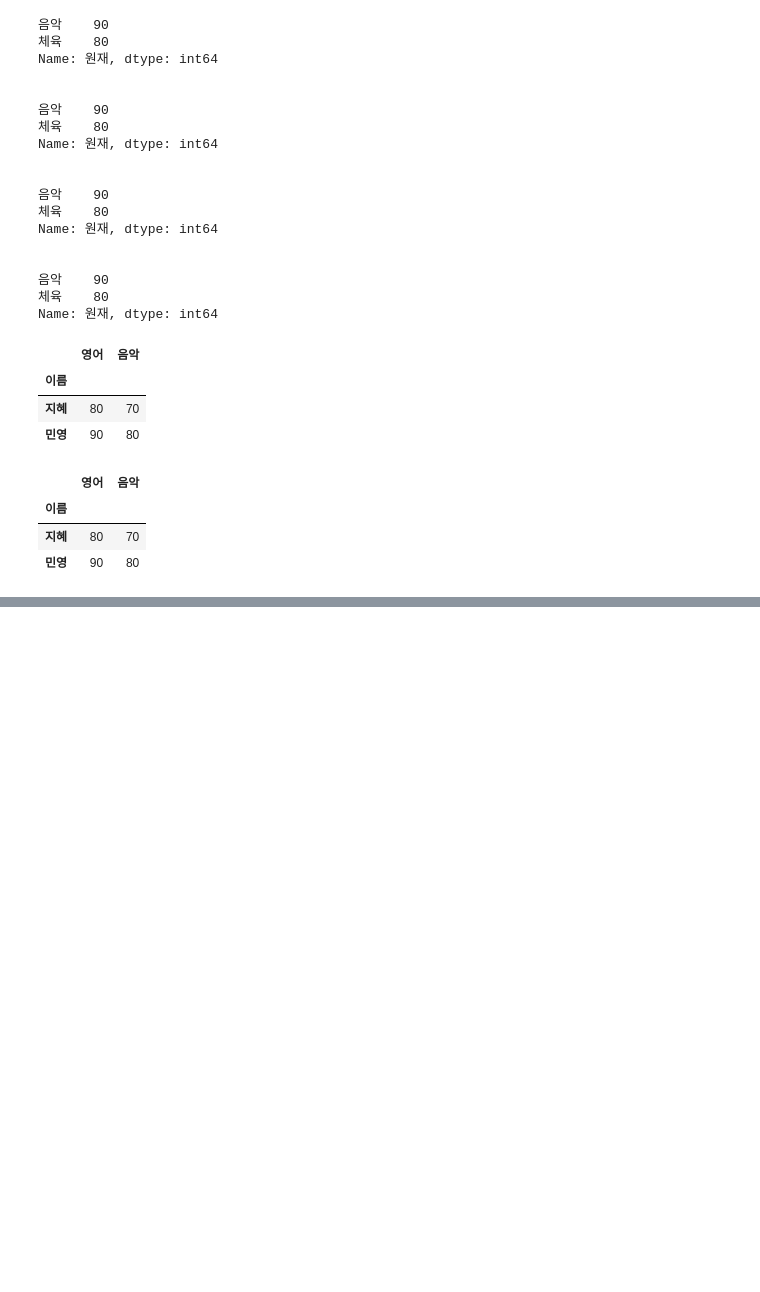
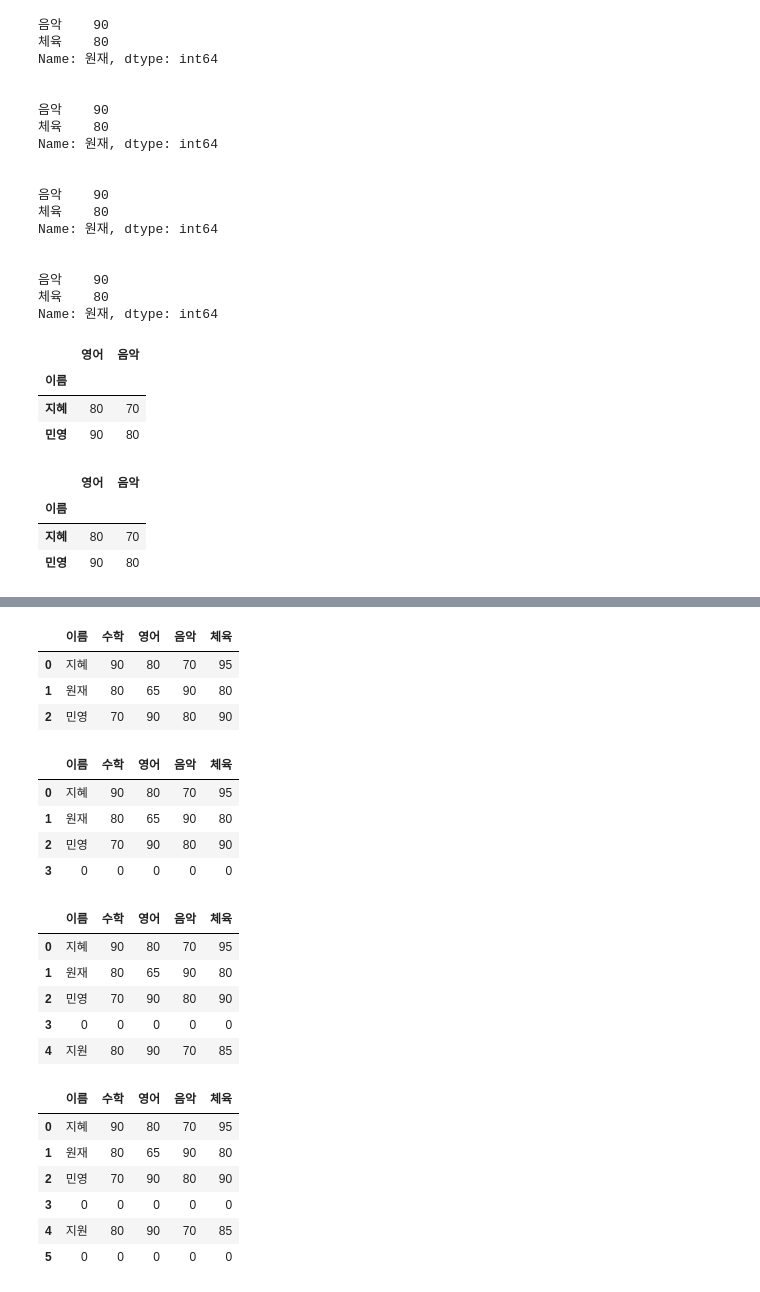
Before and after one commit to Lia-97/2021_TIL, a Jupyter notebook: pandas/판다스 입문.ipynb, the cells around one changed output, grey strips where cells are left out. Saved outputs shown, nothing was run; the diff lists cells and outputs as text; code cells hidden in the pictures; blank space fills up the shorter version.

Commit message:
study dataframe

```diff
--- a/pandas/판다스 입문.ipynb
+++ b/pandas/판다스 입문.ipynb
@@ -439,0 +445,47 @@ display(h)
+# %%
+# 행 추가
+import pandas as pd
+
+# DataFrame() 함수로 데이터프레임 변환. 변수 df에 저장
+exam_data = {'이름': ['지혜', '원재', '민영'],
+             '수학': [90, 80, 70],
+             '영어': [80, 65, 90],
+             '음악': [70, 90, 80],
+             '체육': [95, 80, 90]}
+df = pd.DataFrame(exam_data)
+display(df)
+
+# 새로운 행 (row) 추가 - 한 행에 모두 같은 원소 값 입력할때
+df.loc[3] = 0
+display(df)
+
+# 새로운 행 (row) 추가 - 여러 개의 서로 다른 원소 값을 배열로 입력할 때
+df.loc[4] = ['지원', 80, 90, 70, 85]
+display(df)
+
+# 새로운 행 (row) 추가 - 기존 행 복사
+df.loc[5] = df.loc[3]
+display(df)
+# %% [output]
+|  | 이름 | 수학 | 영어 | 음악 | 체육 |
+| 0 | 지혜 | 90 | 80 | 70 | 95 |
+| 1 | 원재 | 80 | 65 | 90 | 80 |
+| 2 | 민영 | 70 | 90 | 80 | 90 |
+|  | 이름 | 수학 | 영어 | 음악 | 체육 |
+| 0 | 지혜 | 90 | 80 | 70 | 95 |
+| 1 | 원재 | 80 | 65 | 90 | 80 |
+| 2 | 민영 | 70 | 90 | 80 | 90 |
+| 3 | 0 | 0 | 0 | 0 | 0 |
+|  | 이름 | 수학 | 영어 | 음악 | 체육 |
+| 0 | 지혜 | 90 | 80 | 70 | 95 |
+| 1 | 원재 | 80 | 65 | 90 | 80 |
+| 2 | 민영 | 70 | 90 | 80 | 90 |
+| 3 | 0 | 0 | 0 | 0 | 0 |
+| 4 | 지원 | 80 | 90 | 70 | 85 |
+|  | 이름 | 수학 | 영어 | 음악 | 체육 |
+| 0 | 지혜 | 90 | 80 | 70 | 95 |
+| 1 | 원재 | 80 | 65 | 90 | 80 |
+| 2 | 민영 | 70 | 90 | 80 | 90 |
+| 3 | 0 | 0 | 0 | 0 | 0 |
+| 4 | 지원 | 80 | 90 | 70 | 85 |
+| 5 | 0 | 0 | 0 | 0 | 0 |
```
Also changed, not shown: parts of 7 cells of this notebook.
